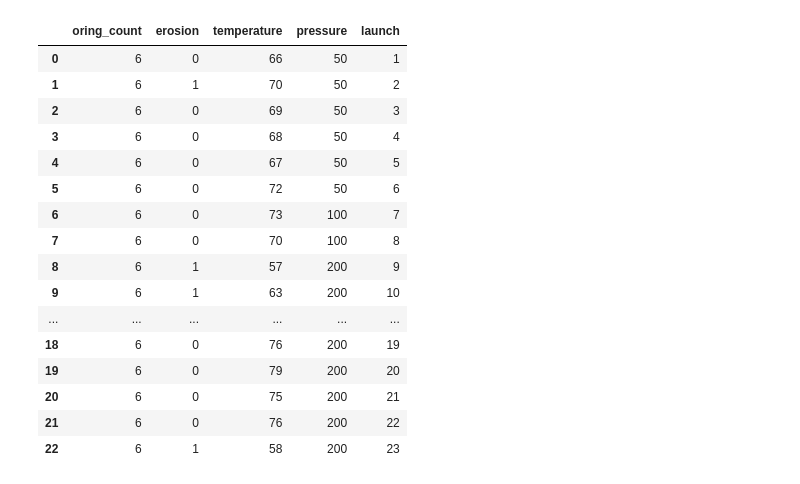
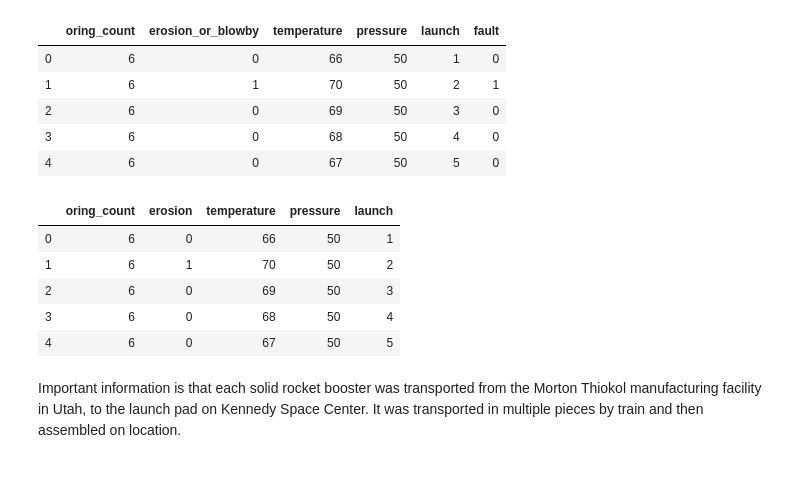
Before and after one commit to JReileyClark/Challenger, a Jupyter notebook: NASA Challenger O-Ring Analysis.ipynb, the cells around one changed output. Cells and saved outputs as stored; diff of their text form; code cells hidden in the pictures.

```diff
--- a/NASA Challenger O-Ring Analysis.ipynb
+++ b/NASA Challenger O-Ring Analysis.ipynb
@@ -14,20 +47,20 @@ oring_erosion_blowby = pd.read_csv('./o-ring-erosion-or-blowby.data',sep='\s+',h
+# %%
+oring_erosion_blowby.head()
+# %% [output]
+|  | oring_count | erosion_or_blowby | temperature | pressure | launch | fault |
+| 0 | 6 | 0 | 66 | 50 | 1 | 0 |
+| 1 | 6 | 1 | 70 | 50 | 2 | 1 |
+| 2 | 6 | 0 | 69 | 50 | 3 | 0 |
+| 3 | 6 | 0 | 68 | 50 | 4 | 0 |
+| 4 | 6 | 0 | 67 | 50 | 5 | 0 |
 # %%
-oring_erosion_only
+oring_erosion_only.head()
 # %% [output]
 |  | oring_count | erosion | temperature | pressure | launch |
 | 0 | 6 | 0 | 66 | 50 | 1 |
 | 1 | 6 | 1 | 70 | 50 | 2 |
 | 2 | 6 | 0 | 69 | 50 | 3 |
 | 3 | 6 | 0 | 68 | 50 | 4 |
 | 4 | 6 | 0 | 67 | 50 | 5 |
-| 5 | 6 | 0 | 72 | 50 | 6 |
-| 6 | 6 | 0 | 73 | 100 | 7 |
-| 7 | 6 | 0 | 70 | 100 | 8 |
-| 8 | 6 | 1 | 57 | 200 | 9 |
-| 9 | 6 | 1 | 63 | 200 | 10 |
-| ... | ... | ... | ... | ... | ... |
-| 18 | 6 | 0 | 76 | 200 | 19 |
-| 19 | 6 | 0 | 79 | 200 | 20 |
-| 20 | 6 | 0 | 75 | 200 | 21 |
-| 21 | 6 | 0 | 76 | 200 | 22 |
-| 22 | 6 | 1 | 58 | 200 | 23 |
+# %% [markdown]
+Important information is that each solid rocket booster was transported from the Morton Thiokol manufacturing facility in Utah, to the launch pad on Kennedy Space Center. It was transported in multiple pieces by train and then assembled on location.
```
Also changed, not shown: parts of 35 cells of this notebook, 4 other files.
